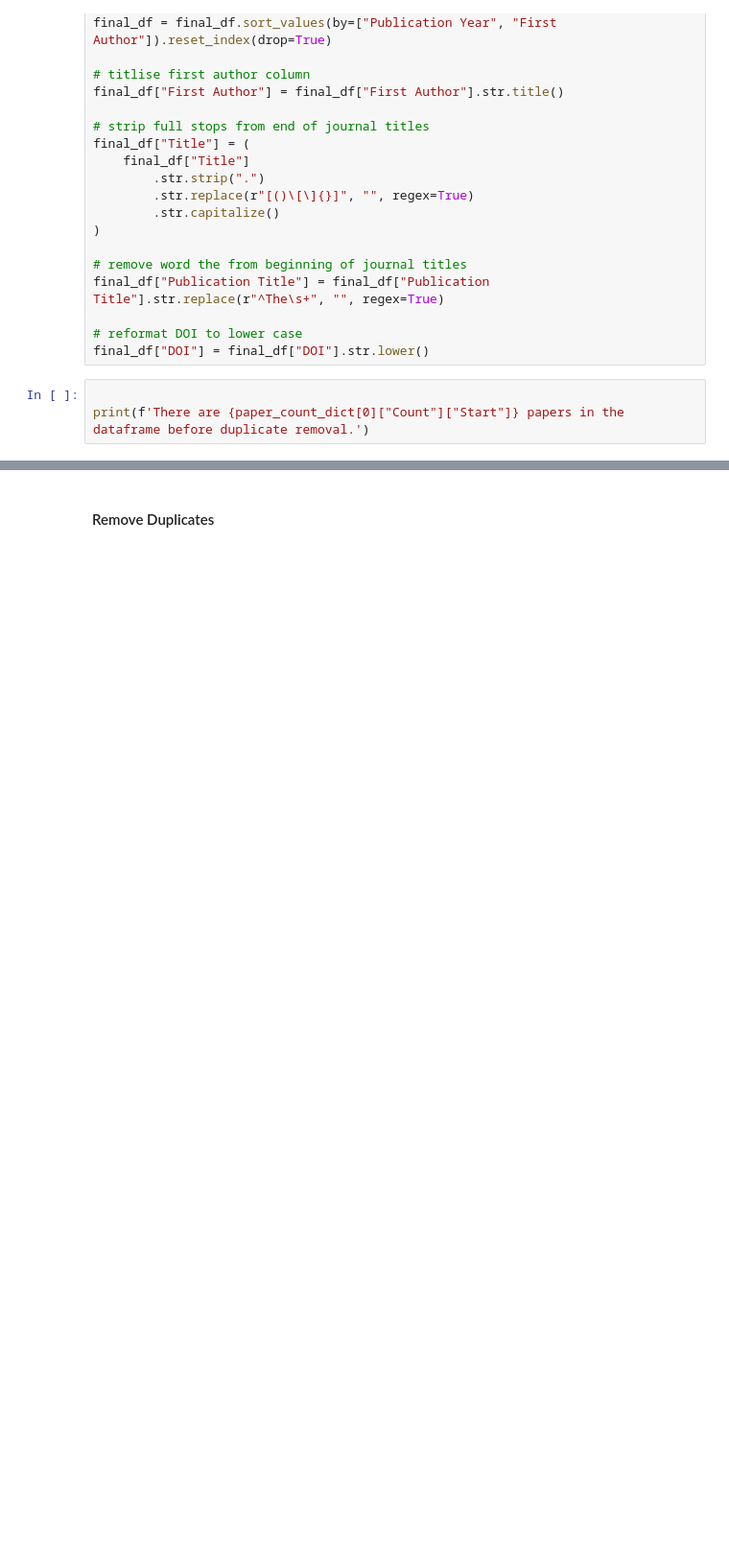
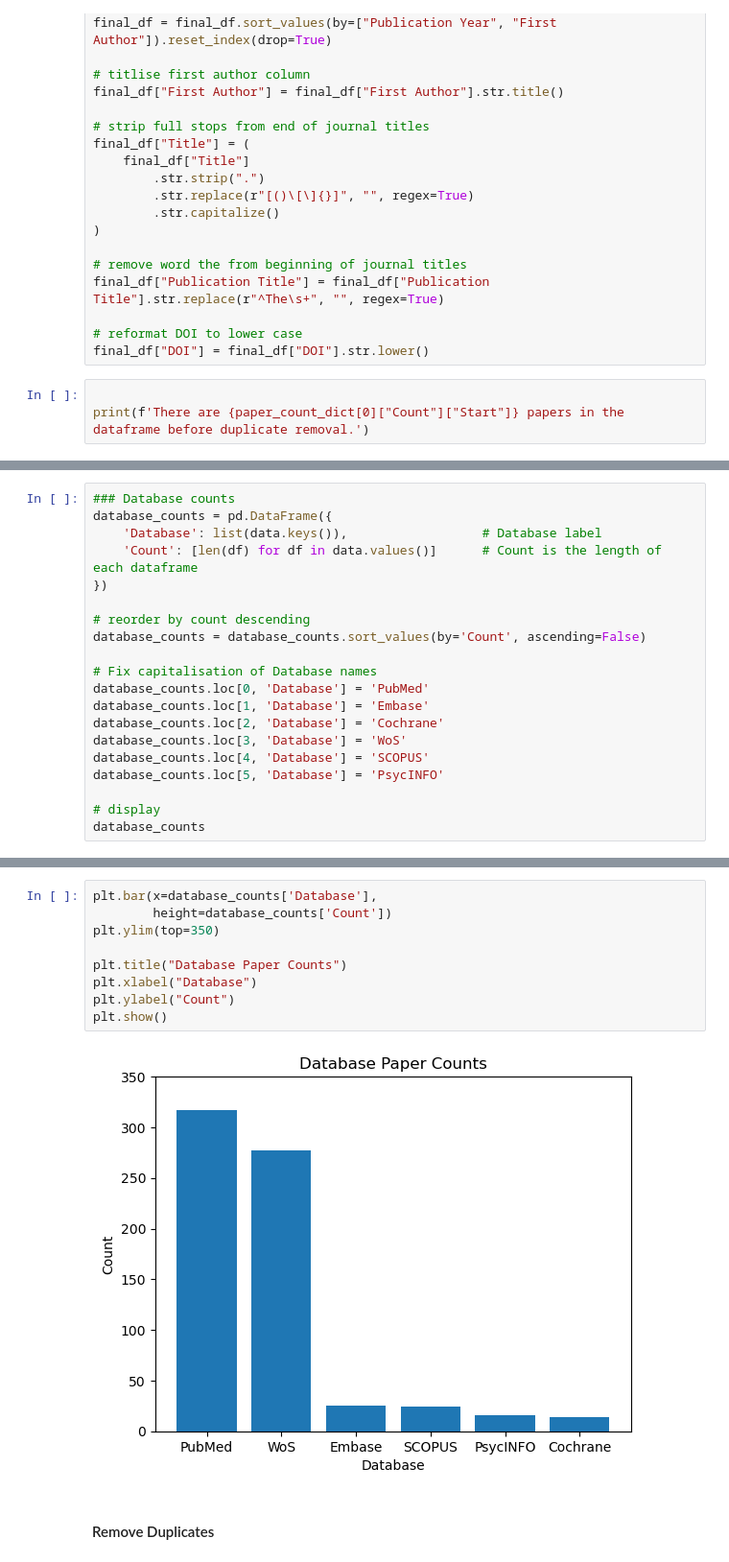
Before and after one commit to jackgedge/iifo_systematic_review, a Jupyter notebook: data_collection.ipynb, the cells around one changed output, grey strips where cells are left out. Shown: that part at 96% size. Cells and saved outputs as stored; diff of their text form; blank space fills up the shorter version.

Commit message:
Update gitignore and added database counts plot to literature search

```diff
--- a/data_collection.ipynb
+++ b/data_collection.ipynb
@@ -339,0 +344,20 @@ print(f'There are {paper_count_dict[0]["Count"]["Start"]} papers in the datafram
+# %%
+### Database counts
+database_counts = pd.DataFrame({
+    'Database': list(data.keys()),                  # Database label
+    'Count': [len(df) for df in data.values()]      # Count is the length of each dataframe
+})
+
+# reorder by count descending
+database_counts = database_counts.sort_values(by='Count', ascending=False)
+
+# Fix capitalisation of Database names
+database_counts.loc[0, 'Database'] = 'PubMed'
+database_counts.loc[1, 'Database'] = 'Embase'
+database_counts.loc[2, 'Database'] = 'Cochrane'
+database_counts.loc[3, 'Database'] = 'WoS'
+database_counts.loc[4, 'Database'] = 'SCOPUS'
+database_counts.loc[5, 'Database'] = 'PsycINFO'
+
+# display
+database_counts
@@ -340,3 +372,14 @@ print(f'There are {paper_count_dict[0]["Count"]["Start"]} papers in the datafram
+# %%
+plt.bar(x=database_counts['Database'],
+        height=database_counts['Count'])
+plt.ylim(top=350)
+
+plt.title("Database Paper Counts")
+plt.xlabel("Database")
+plt.ylabel("Count")
+plt.show()
+# %% [output]
+[figure, added]
 # %% [markdown]
 #### Remove Duplicates
 # %%
```
Also changed, not shown: parts of 4 cells of this notebook, 1 other file.
